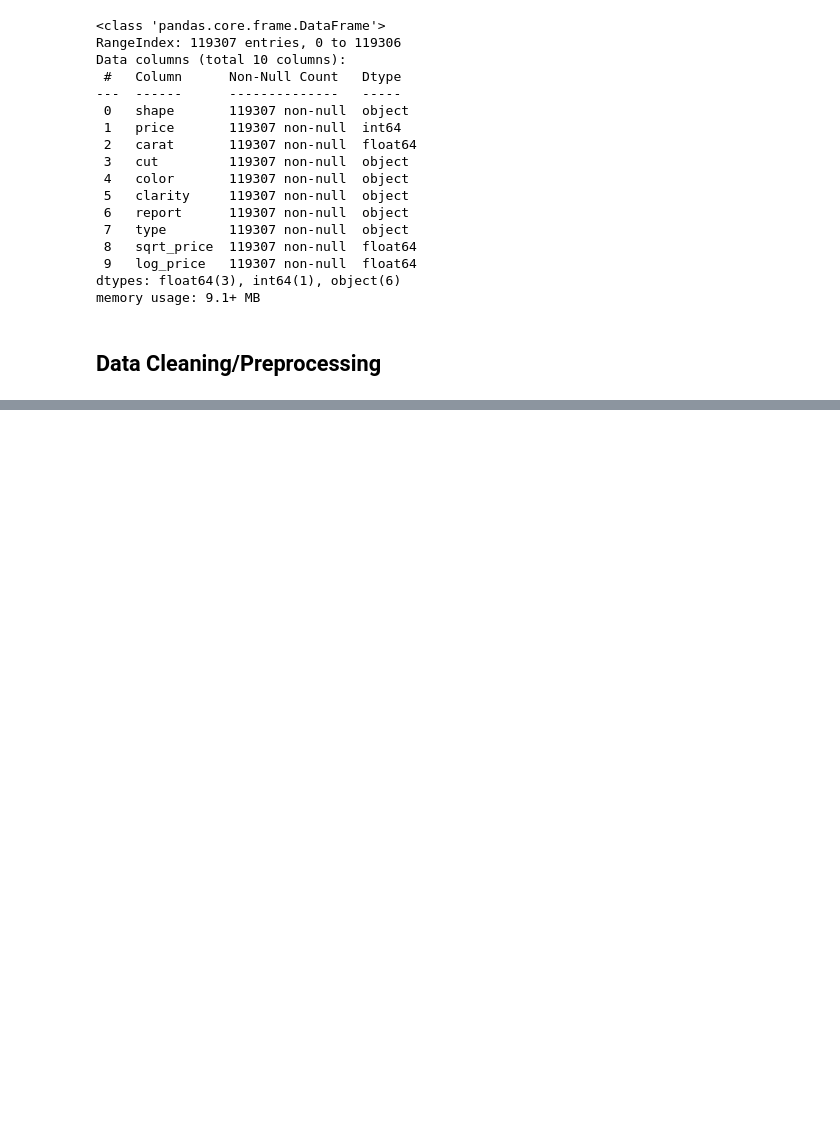
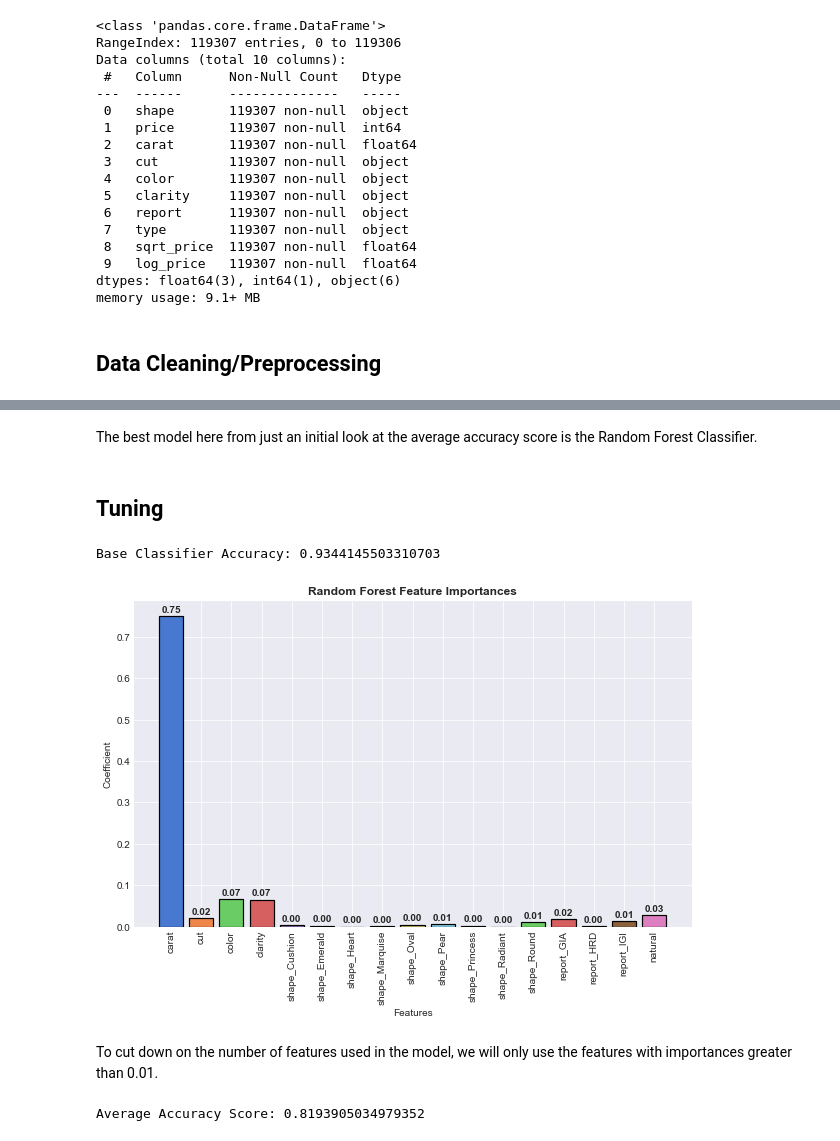
Before and after one commit to TrinityGahagen2K/diamond-pricing-analysis, a Jupyter notebook: diamond_pricing_modeling.ipynb, the cells around one changed output, grey strips where cells are left out. Drawn from its saved outputs; the diff is of its cells as text; code cells hidden in the pictures; blank space fills up the shorter version.

```diff
--- a/diamond_pricing_modeling.ipynb
+++ b/diamond_pricing_modeling.ipynb
@@ -60,0 +948,39 @@ memory usage: 9.1+ MB
+# %% [markdown]
+The best model here from just an initial look at the average accuracy score is the Random Forest Classifier.
+# %% [markdown]
+## Tuning
+# %%
+# Look at feature importances
+X = preprocessed_diamonds.drop(columns=['price', 'price_point'])
+y = preprocessed_diamonds['price_point']
+X_train, X_test, y_train, y_test = train_test_split(X, y,
+                                                    test_size=0.2,
+                                                    random_state=42,
+                                                    stratify=y)
+
+
+rand_forest = RandomForestClassifier()
+
+rand_forest.fit(X_train, y_train)
+
+feature_importances = rand_forest.feature_importances_
+feature_names = X.columns
+fig, ax = plt.subplots(figsize=(10, 6))
+ax.bar(x=feature_names, height=feature_importances, lw=1.2, edgecolor='black', color=sns.color_palette('muted'))
+for i, name in enumerate(feature_names):
+    ax.annotate(f'{feature_importances[i]:.02f}',
+                xy=(i, feature_importances[i] + (0.02 * ax.get_ylim()[1])),
+                fontweight='bold',
+                va='center',
+                ha='center')
+ax.tick_params(axis='x', rotation=90)
+ax.set_xlabel('Features')
+ax.set_ylabel('Coefficient')
+ax.set_title('Random Forest Feature Importances');
+
+print(f'Base Classifier Accuracy: {rand_forest.score(X_test, y_test)}')
+# %% [output]
+Base Classifier Accuracy: 0.9344145503310703
+[figure, added]
+# %% [markdown]
+To cut down on the number of features used in the model, we will only use the features with importances greater than 0.01.
@@ -60,0 +1002,4 @@ memory usage: 9.1+ MB
+# %%
+print(f'Average Accuracy Score: {np.mean(results)}')
+# %% [output]
+Average Accuracy Score: 0.8193905034979352
```
Also changed, not shown: parts of 59 cells of this notebook, 1 other file.
